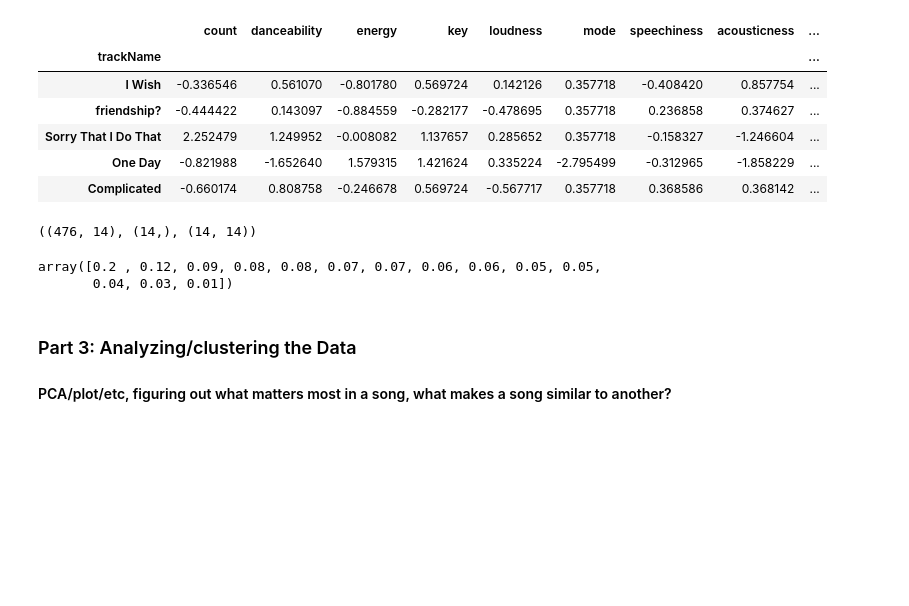
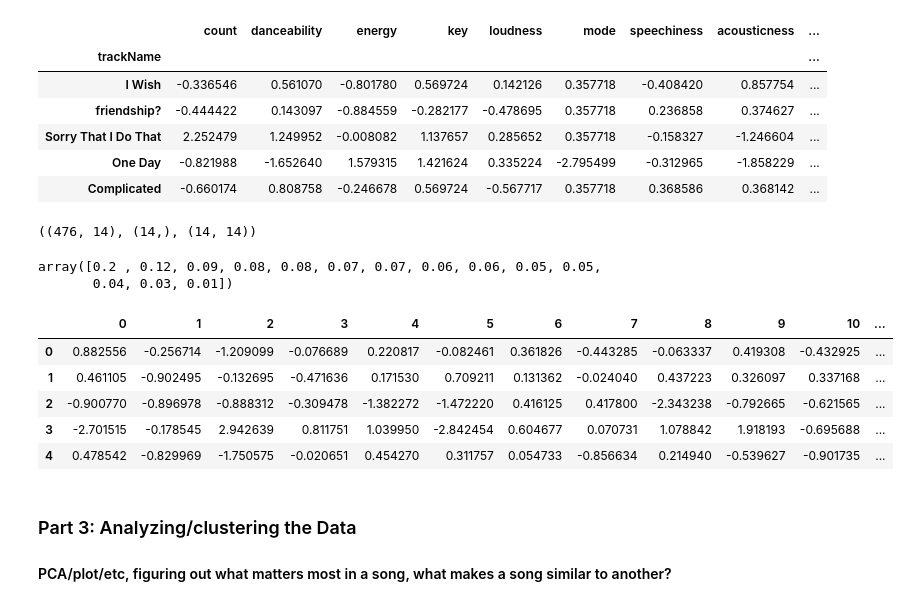
Before and after one commit to JessicaGolden/music_108, a Jupyter notebook: music_108_v01.ipynb, the cells around one changed output. Cells and saved outputs as stored; diff of their text form; code cells hidden in the pictures; blank space fills up the shorter version.

Commit message:
comparing best data to cluster
comparing raw data, 3 PCs, all PCs, seeing playlists generated

```diff
--- a/music_108_v01.ipynb
+++ b/music_108_v01.ipynb
@@ -199,6 +199,18 @@ tst['pc3'] = pcs[:,2]
 px.scatter_3d(data_frame=tst, x='pc1', y='pc2', z='pc3', hover_data='trackName')
 # pd.Index(cleaned_df).to_list()
 # type(centered_df.reset_index()['id'])
+# %%
+# print(pcs)
+all_pcs = pd.DataFrame(pcs)
+all_pcs['trackName'] = centered_df.reset_index()[['trackName']]
+all_pcs.head(5)
+# %% [output]
+|  | 0 | 1 | 2 | 3 | 4 | 5 | 6 | 7 | 8 | 9 | 10 | ... |
+| 0 | 0.882556 | -0.256714 | -1.209099 | -0.076689 | 0.220817 | -0.082461 | 0.361826 | -0.443285 | -0.063337 | 0.419308 | -0.432925 | ... |
+| 1 | 0.461105 | -0.902495 | -0.132695 | -0.471636 | 0.171530 | 0.709211 | 0.131362 | -0.024040 | 0.437223 | 0.326097 | 0.337168 | ... |
+| 2 | -0.900770 | -0.896978 | -0.888312 | -0.309478 | -1.382272 | -1.472220 | 0.416125 | 0.417800 | -2.343238 | -0.792665 | -0.621565 | ... |
+| 3 | -2.701515 | -0.178545 | 2.942639 | 0.811751 | 1.039950 | -2.842454 | 0.604677 | 0.070731 | 1.078842 | 1.918193 | -0.695688 | ... |
+| 4 | 0.478542 | -0.829969 | -1.750575 | -0.020651 | 0.454270 | 0.311757 | 0.054733 | -0.856634 | 0.214940 | -0.539627 | -0.901735 | ... |
 # %% [markdown]
 ### Part 3: Analyzing/clustering the Data
 #### PCA/plot/etc, figuring out what matters most in a song, what makes a song similar to another?
```
Also changed, not shown: parts of 5 cells of this notebook.
